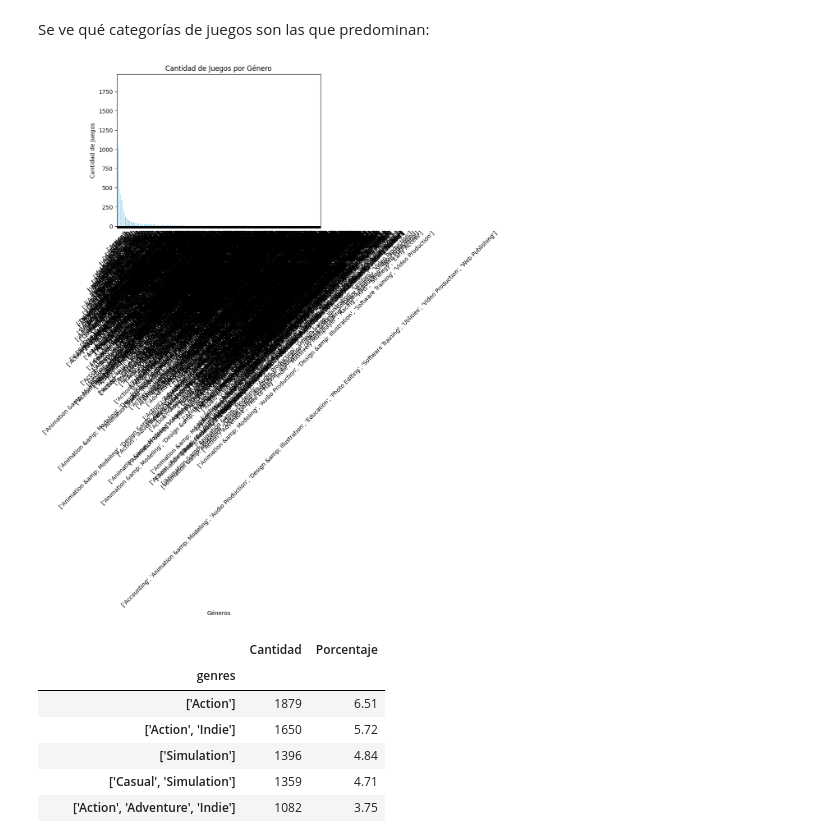
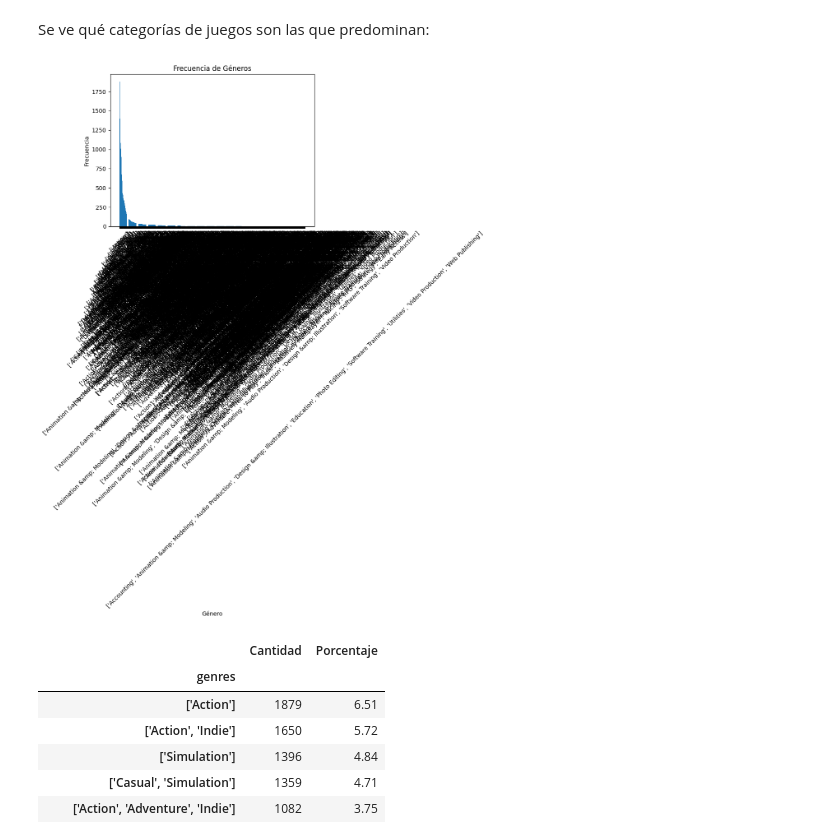
Before and after one commit to camillaneza/PI1_MLOps_Steam_Games, a Jupyter notebook: Jupyter/Feature_Engineering_EDA.ipynb, the cells around one changed output. Cells and saved outputs as stored; diff of their text form; code cells hidden in the pictures.

```diff
--- a/Jupyter/Feature_Engineering_EDA.ipynb
+++ b/Jupyter/Feature_Engineering_EDA.ipynb
@@ -611,15 +651,14 @@ print(total_juegos)
 # %% [markdown]
 Se ve qué categorías de juegos son las que predominan:
 # %%
-conteo_generos = df_games2['genres'].value_counts()
-conteo_generos.plot(kind='bar', color='skyblue')
-plt.xlabel('Géneros')
-plt.ylabel('Cantidad de Juegos')
-plt.title('Cantidad de Juegos por Género')
+plt.bar(df_games2['genres'].value_counts().index, df_games2['genres'].value_counts())
+plt.title('Frecuencia de Géneros')
+plt.xlabel('Género')
+plt.ylabel('Frecuencia')
 plt.xticks(rotation=45)
 plt.show()
 # %% [output]
-[figure, old version]
+[figure, new version]
 # %%
 Funciones.cantidad_porcentaje(df_games2, 'genres')
 # %% [output]
```
Also changed, not shown: parts of 19 cells of this notebook, 5 other files.
